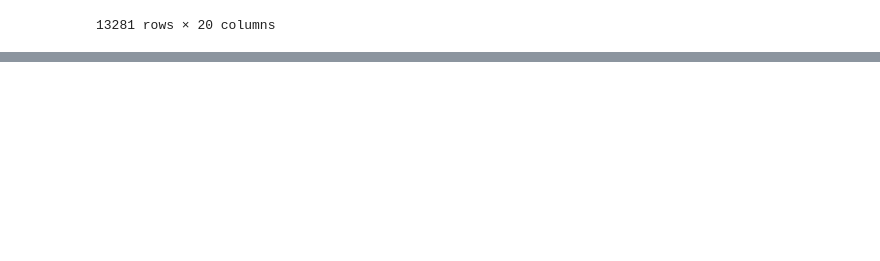
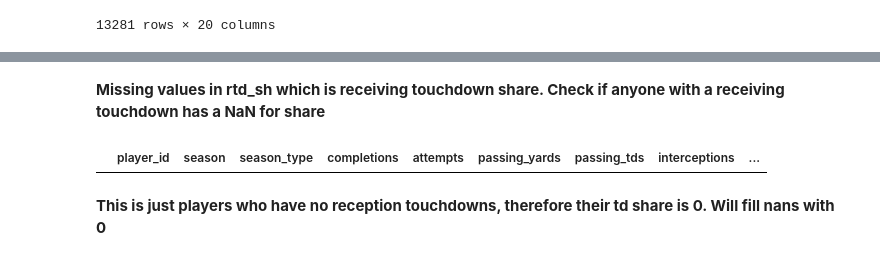
Before and after one commit to nicriv831/NFL-Injury-Risk, a Jupyter notebook: 2-Individual_Clean.ipynb, the cells around one changed output, grey strips where cells are left out. Drawn from its saved outputs; the diff is of its cells as text; code cells hidden in the pictures; blank space fills up the shorter version.

Commit message:
Cleaned stats dataset

```diff
--- a/2-Individual_Clean.ipynb
+++ b/2-Individual_Clean.ipynb
@@ -796,0 +839,5 @@ weekly['player_id'].nunique()
+# %%
+drop_cols = ['passing_yards_after_catch', 'passing_epa', 'dakota', 'rushing_epa',
+             'fantasy_points', 'fantasy_points_ppr', 'pacr', 'racr', 'receiving_epa', 'dom', 'w8dom']
+
+stats = stats.drop(columns=drop_cols)
@@ -796,0 +885,2 @@ weekly['player_id'].nunique()
+# %%
+stats = stats.drop(columns=['wopr_x', 'wopr_y'])
@@ -796,0 +907,8 @@ weekly['player_id'].nunique()
+# %% [markdown]
+**Missing values in rtd_sh which is receiving touchdown share. Check if anyone with a receiving touchdown has a NaN for share**
+# %%
+stats[(stats['rtd_sh'].isna()) & (stats['receiving_tds'] > 0)]
+# %% [output]
+|  | player_id | season | season_type | completions | attempts | passing_yards | passing_tds | interceptions | ... |
+# %% [markdown]
+**This is just players who have no reception touchdowns, therefore their td share is 0. Will fill nans with 0**
```
Also changed, not shown: parts of 25 cells of this notebook, 3 other files.
